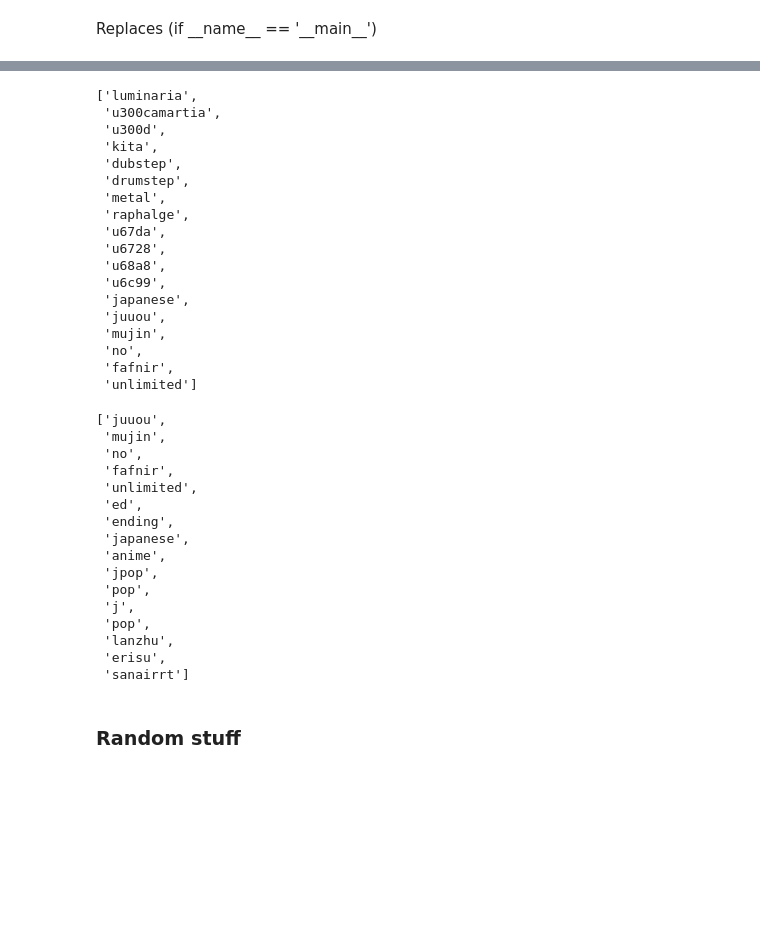
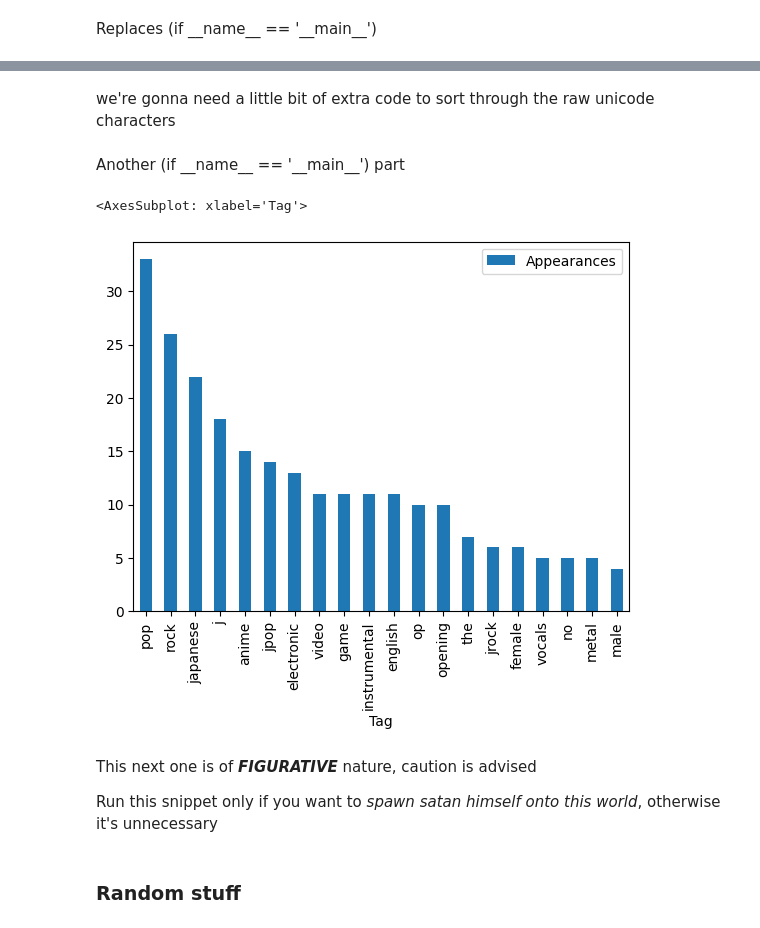
Before and after one commit to MlakarT/MlakarT-Analiza-podatkov-osu-, a Jupyter notebook: capture.ipynb, the cells around one changed output, grey strips where cells are left out. Saved outputs shown, nothing was run; the diff lists cells and outputs as text; code cells hidden in the pictures; blank space fills up the shorter version.

Commit message:
Enough for today. The data analysis demons win this fight

```diff
--- a/capture.ipynb
+++ b/capture.ipynb
@@ -137,3 +153,30 @@ Empty match!
+# %% [markdown]
+we're gonna need a little bit of extra code to sort through the raw unicode characters
+# %%
+def unicode_checker(s:str) -> bool:
+    uni_re = re.compile(r'u[\d\w]{4}', flags=re.DOTALL)
+    if re.match(uni_re, s): return True
+    return False
+# %%
+def sort_tags(s: pd.Series, reverse=True) -> list[tuple]:
+    tags_filtered = s.apply(filter_tags)
+    u = {}
+    for tags in tags_filtered:
+        for tag in tags: #ta dvojn for loop je zelo fajn
+            if unicode_checker(tag): continue
+            if u == {} or tag not in u.keys():
+                u[tag] = 1
+            else:
+                u[tag] += 1
+    return sorted(u.items(), key=lambda x:x[1], reverse=reverse)
+# %% [markdown]
+Another (if \_\_name__ == '__main\_\_') part
 # %%
 df = pd.read_csv('data.csv')
 subtable = df[['id', 'title', 'tags']]
+all_tags_sorted = sort_tags(df.tags)
+all_tags_sorted_table = pd.DataFrame(all_tags_sorted, columns=['Tag' , 'Appearances'])
+all_tags_sorted_table.head(20).plot.bar(x='Tag', y='Appearances')
+# %% [output]
+<AxesSubplot: xlabel='Tag'>
+[figure, added]
@@ -151,42 +183,4 @@ def filter_tags(l:list[str]) -> list[str]:
-# %%
-filter_tags('''["luminaria", "\\\\u300camartia\\\\u300d", "kita", "dubstep", "drumstep", "metal", "raphalge", "\\\\u67da\\\\u6728\\\\u68a8\\\\u6c99", "japanese", 'juuou', 'mujin', 'no', 'fafnir', 'unlimited'"''')
-# %% [output]
-['luminaria',
- 'u300camartia',
- 'u300d',
- 'kita',
- 'dubstep',
- 'drumstep',
- 'metal',
- 'raphalge',
- 'u67da',
- 'u6728',
- 'u68a8',
- 'u6c99',
- 'japanese',
- 'juuou',
- 'mujin',
- 'no',
- 'fafnir',
- 'unlimited']
-# %%
-l = df.tags[0] #jesus christ okay this thing returns one giant string
-s = df.tags.apply(filter_tags)
-s[0]
-# %% [output]
-['juuou',
- 'mujin',
- 'no',
- 'fafnir',
- 'unlimited',
- 'ed',
- 'ending',
- 'japanese',
- 'anime',
- 'jpop',
- 'pop',
- 'j',
- 'pop',
- 'lanzhu',
- 'erisu',
- 'sanairrt']
+# %% [markdown]
+This next one is of ***FIGURATIVE*** nature, caution is advised
+
+Run this snippet only if you want to _spawn satan himself onto this world_, otherwise it's unnecessary
```
Also changed, not shown: parts of 9 cells of this notebook, 1 other file.
